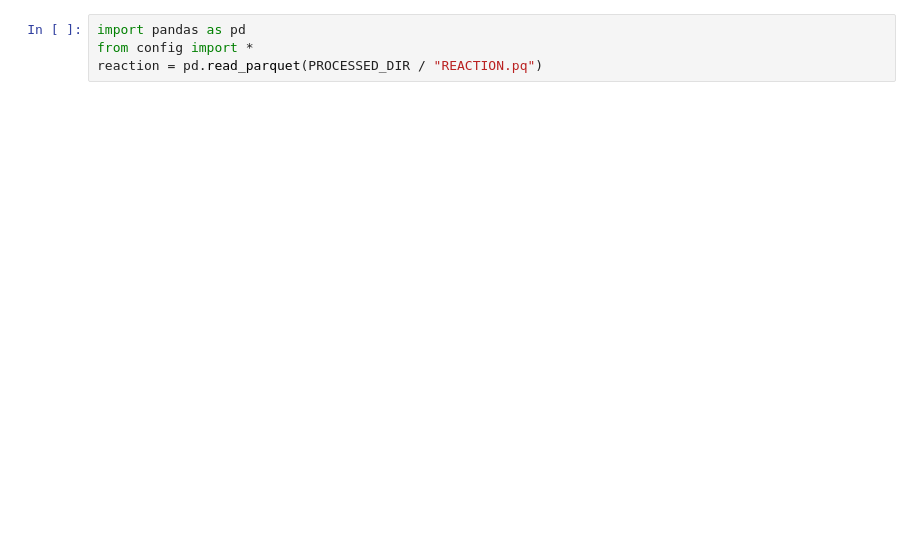
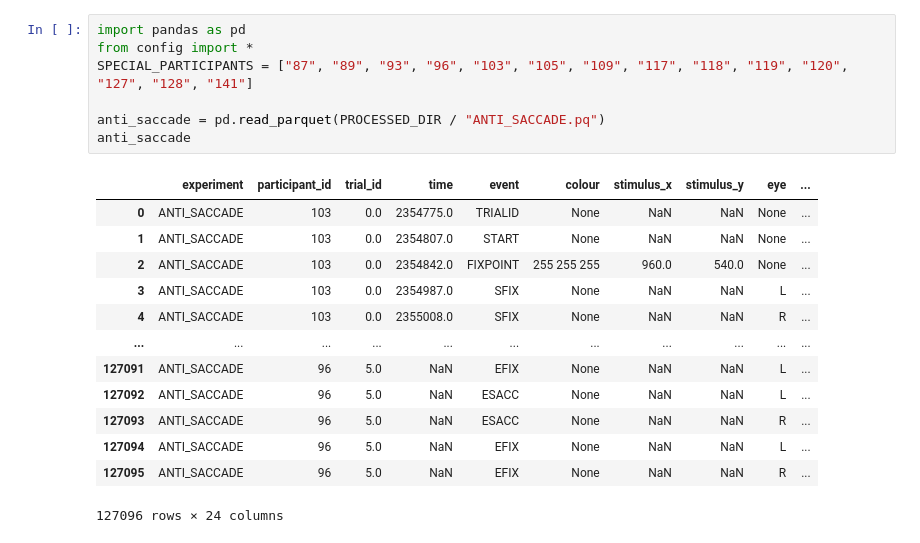
Before and after one commit to krusand/Analyzing-concussions-through-eyetracking-measurements, a Jupyter notebook: src/assertion_of_events.ipynb, the cells around one changed output. Drawn from its saved outputs; the diff is of its cells as text; blank space fills up the shorter version.

Commit message:
feat: finished assertion of events for anti saccade experiment

```diff
--- a/src/assertion_of_events.ipynb
+++ b/src/assertion_of_events.ipynb
@@ -1,5 +1,22 @@
 # %%
 import pandas as pd
 from config import *
-reaction = pd.read_parquet(PROCESSED_DIR / "REACTION.pq")
+SPECIAL_PARTICIPANTS = ["87", "89", "93", "96", "103", "105", "109", "117", "118", "119", "120", "127", "128", "141"]
+
+anti_saccade = pd.read_parquet(PROCESSED_DIR / "ANTI_SACCADE.pq")
+anti_saccade
+# %% [output]
+|  | experiment | participant_id | trial_id | time | event | colour | stimulus_x | stimulus_y | eye | ... |
+| 0 | ANTI_SACCADE | 103 | 0.0 | 2354775.0 | TRIALID | None | NaN | NaN | None | ... |
+| 1 | ANTI_SACCADE | 103 | 0.0 | 2354807.0 | START | None | NaN | NaN | None | ... |
+| 2 | ANTI_SACCADE | 103 | 0.0 | 2354842.0 | FIXPOINT | 255 255 255 | 960.0 | 540.0 | None | ... |
+| 3 | ANTI_SACCADE | 103 | 0.0 | 2354987.0 | SFIX | None | NaN | NaN | L | ... |
+| 4 | ANTI_SACCADE | 103 | 0.0 | 2355008.0 | SFIX | None | NaN | NaN | R | ... |
+| ... | ... | ... | ... | ... | ... | ... | ... | ... | ... | ... |
+| 127091 | ANTI_SACCADE | 96 | 5.0 | NaN | EFIX | None | NaN | NaN | L | ... |
+| 127092 | ANTI_SACCADE | 96 | 5.0 | NaN | ESACC | None | NaN | NaN | L | ... |
+| 127093 | ANTI_SACCADE | 96 | 5.0 | NaN | ESACC | None | NaN | NaN | R | ... |
+| 127094 | ANTI_SACCADE | 96 | 5.0 | NaN | EFIX | None | NaN | NaN | L | ... |
+| 127095 | ANTI_SACCADE | 96 | 5.0 | NaN | EFIX | None | NaN | NaN | R | ... |
+127096 rows × 24 columns
 # %%
```
Also changed, not shown: parts of 2 cells of this notebook, 1 other file.
